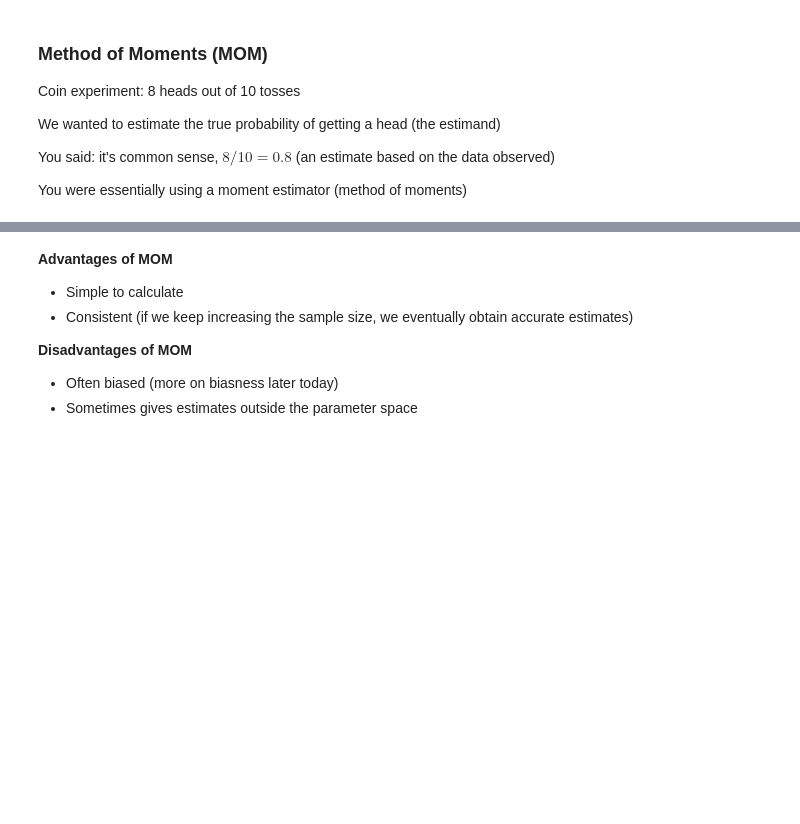
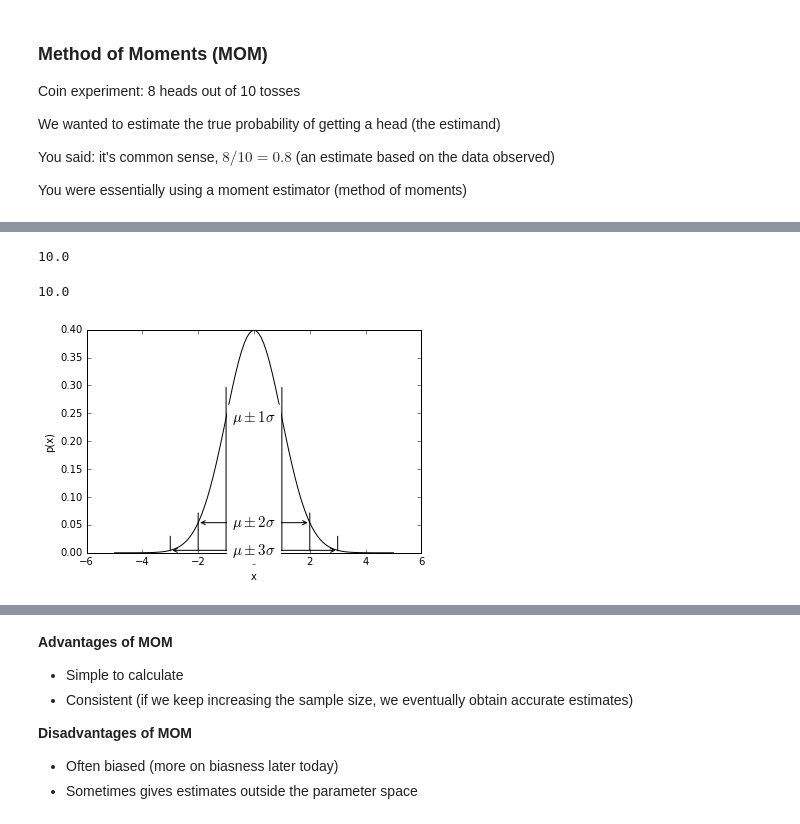
Before and after one commit to jonhilgart22/Galvanize-Statistics, a Jupyter notebook: week4/4-2_Estimates/DSCI6002-4.2-Lecture.ipynb, the cells around one changed output, grey strips where cells are left out. Cells and saved outputs as stored; diff of their text form; code cells hidden in the pictures; blank space fills up the shorter version.

```diff
--- a/week4/4-2_Estimates/DSCI6002-4.2-Lecture.ipynb
+++ b/week4/4-2_Estimates/DSCI6002-4.2-Lecture.ipynb
@@ -133,0 +119,55 @@ $$ \hat{\sigma}^2 = \frac{1}{n} \sum X_i^2 - \bar{X}^2 = \frac{1}{n} \sum (X_i -
+# %%
+a = 0; n = 1
+# when calculating the second moment, a = the first moment i.e. the mean
+a = (sum((x1 - a)**n))/m
+n = 2
+(sum((x1 - a)**n))/m
+# %% [output]
+10.0
+# %%
+var(x1)
+# %% [output]
+10.0
+# %%
+from scipy import stats
+from scipy import interpolate
+
+# Set the number of samples
+N = 100
+# Set mean and sigma of distribution
+mu = 0.
+sigma = 1.
+x = linspace(-5,5,N)
+
+# Generate the probabilities for x based on ~Normal(0,1)
+prob = stats.norm.pdf(x, loc=mu, scale=sigma)
+
+s = interpolate.spline(x, prob,x)
+
+plot(x,s,color="black")
+xlabel("x"); ylabel("p(x)");
+
+bbox_props = dict(boxstyle="round", fc="w", ec="w")
+
+for i in [1,2,3]:
+    annotate("", xy=(mu-i*sigma,stats.norm.pdf(i*sigma, loc=mu, scale=sigma)),
+             xycoords="data",
+             xytext=(mu+i*sigma, stats.norm.pdf(i*sigma, loc=mu, scale=sigma)),
+             textcoords="data",
+             arrowprops=dict(arrowstyle="<->",connectionstyle="arc3"))
+    annotate("", xy=(mu-i*sigma,0),
+             xycoords="data",
+             xytext=(mu-i*sigma, 0.3/i**2),
+             textcoords="data",
+             arrowprops=dict(arrowstyle="-",connectionstyle="arc3"))
+    annotate("", xy=(mu+i*sigma,0),
+             xycoords="data",
+             xytext=(mu+i*sigma, 0.3/i**2),
+             textcoords="data",
+             arrowprops=dict(arrowstyle="-",connectionstyle="arc3"))
+    text(mu, stats.norm.pdf(i*sigma, loc=mu, scale=sigma),
+         r"$\mu\pm{}\sigma$".format(i), va="center", ha="center",size=15, bbox=bbox_props)
+
+savefig("Normal_tol_intervals.png")
+# %% [output]
+[figure, added]
```
Also changed, not shown: parts of 43 cells of this notebook, 1 other file.
